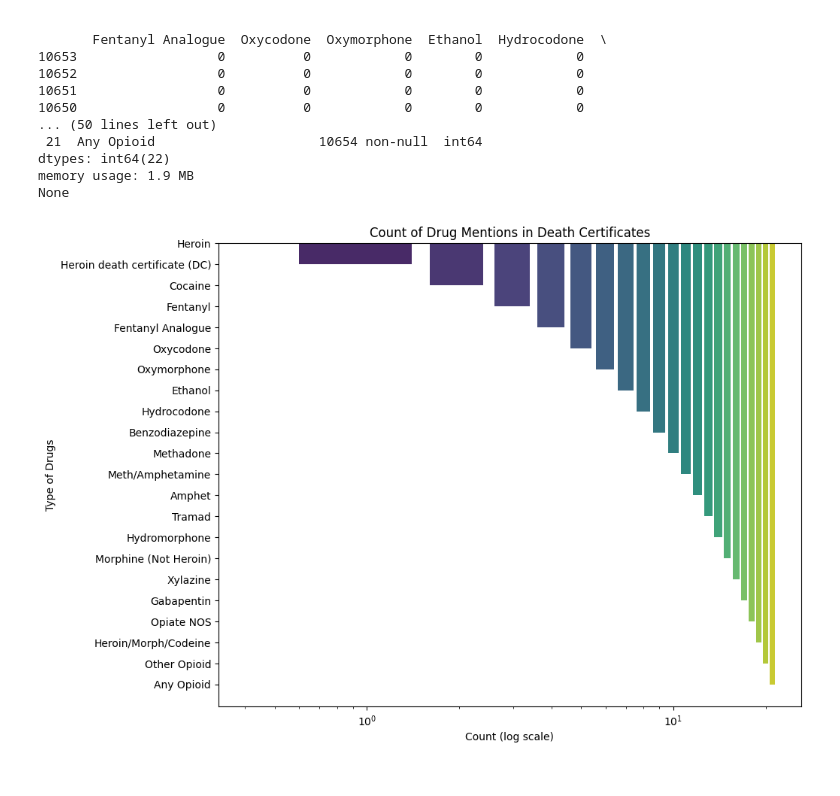
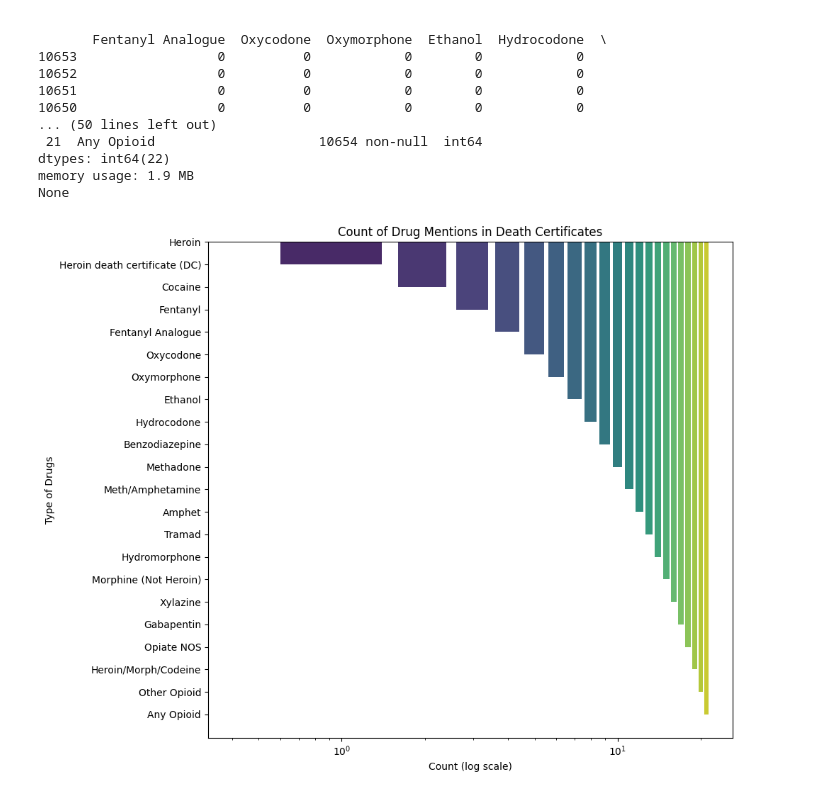
Before and after one commit to kshreya2k/Accidental_Drug_Related_Deaths_CT_Data-Analysis-2012-2022, a Jupyter notebook: Data_Analysis.ipynb, the cells around one changed output. Drawn from its saved outputs; the diff is of its cells as text; code cells hidden in the pictures.

```diff
--- a/Data_Analysis.ipynb
+++ b/Data_Analysis.ipynb
@@ -290,26 +301,33 @@ None
 # %%
 import matplotlib.pyplot as plt
 import seaborn as sns
 
 # Specify the columns of interest
 drug_columns = ['Heroin', 'Heroin death certificate (DC)', 'Cocaine', 'Fentanyl', 'Fentanyl Analogue',
                 'Oxycodone', 'Oxymorphone', 'Ethanol', 'Hydrocodone', 'Benzodiazepine', 'Methadone',
                 'Meth/Amphetamine', 'Amphet', 'Tramad', 'Hydromorphone', 'Morphine (Not Heroin)',
                 'Xylazine', 'Gabapentin', 'Opiate NOS', 'Heroin/Morph/Codeine', 'Other Opioid', 'Any Opioid']
 
 # Create a subset DataFrame with the specified columns
 drug_data = df[drug_columns]
 
 # Calculate the counts for each drug
 drug_counts = drug_data.sum()
 
 # Plot the counts using a horizontal bar chart with logarithmic scale
 plt.figure(figsize=(10, 8))
 sns.barplot(x=drug_counts.values, y=drug_counts.index, palette='viridis')
 plt.xscale('log')  # Use logarithmic scale on the x-axis
 plt.title('Count of Drug Mentions in Death Certificates')
 plt.xlabel('Count (log scale)')
 plt.ylabel('Type of Drugs')
+
+# Adjust layout to prevent cutting off labels
+plt.tight_layout()
+
+# Save the figure
+plt.savefig('Drugs_Analysis_Graph.png')
+
 plt.show()
 # %% [output]
-[figure, old version]
+[figure, new version]
```
Also changed, not shown: parts of 6 cells of this notebook, 20 other files.
